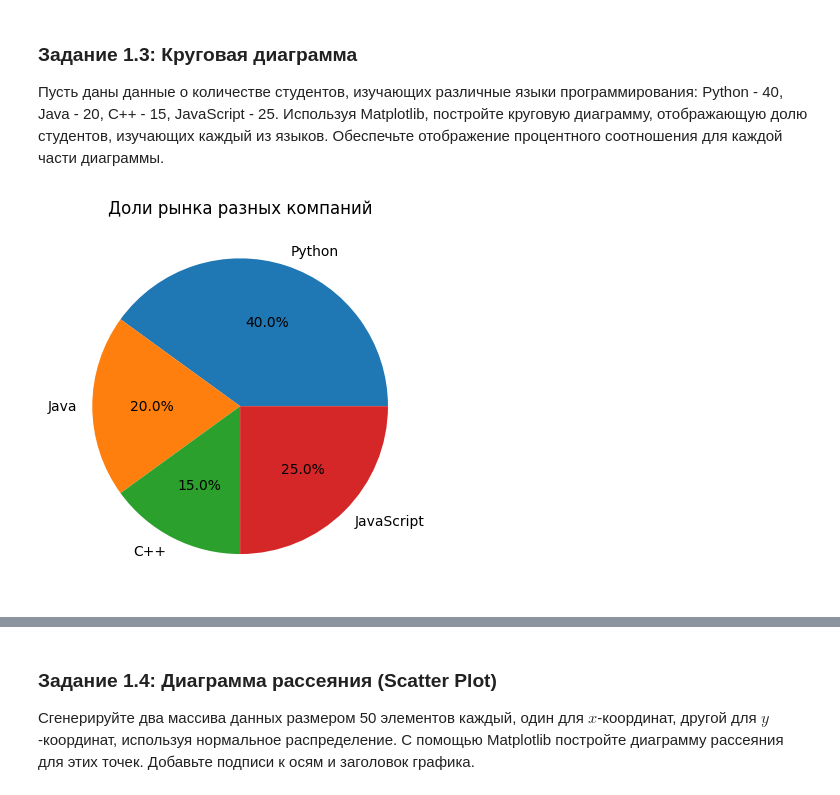
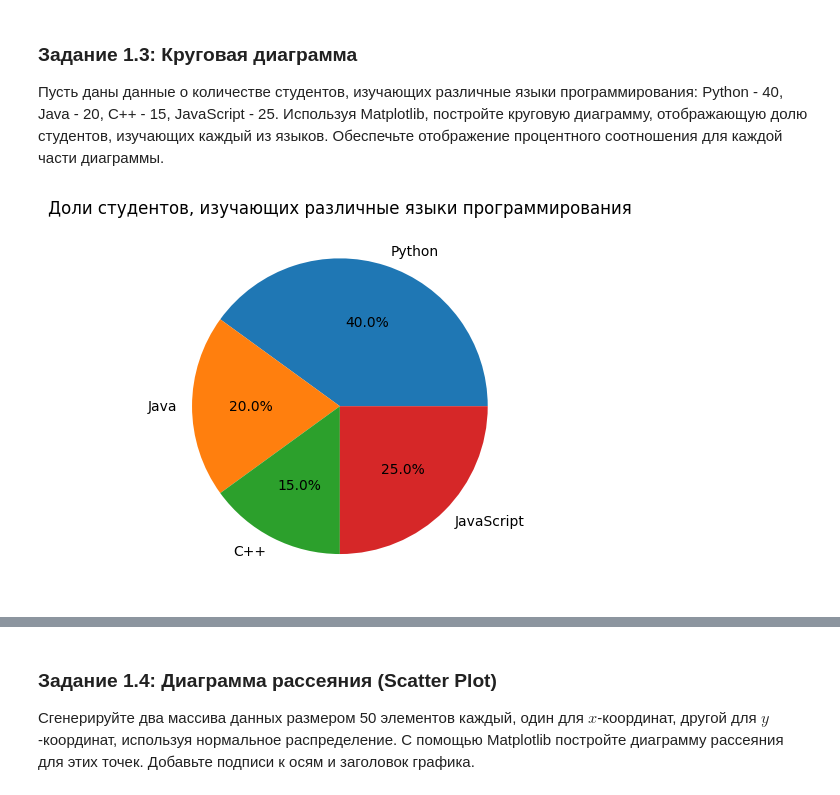
Before and after one commit to TitanLeonov/Leonov_Alexander_PI3-1b_computer_math_, a Jupyter notebook: Практическая_работа_№3_Matplotlib_Plotly.ipynb, the cells around one changed output, grey strips where cells are left out. Cells and saved outputs as stored; diff of their text form; code cells hidden in the pictures.

```diff
--- a/Практическая_работа_№3_Matplotlib_Plotly.ipynb
+++ b/Практическая_работа_№3_Matplotlib_Plotly.ipynb
@@ -62,18 +62,18 @@ plt.show()
 # %%
 import matplotlib.pyplot as plt
 
 student = [40,20,15,25]
 languages = ["Python","Java","C++","JavaScript"]
 
 plt.pie(student, labels=languages, autopct='%1.1f%%')
 
 # Название графика
-plt.title("Доли рынка разных компаний")
+plt.title("Доли студентов, изучающих различные языки программирования")
 
 # Отображение графика
 plt.show()
 # %% [output]
-[figure, old version]
+[figure, new version]
 # %% [markdown]
 ![image.png](embedded-picture-1)
 # %% [markdown]
```
